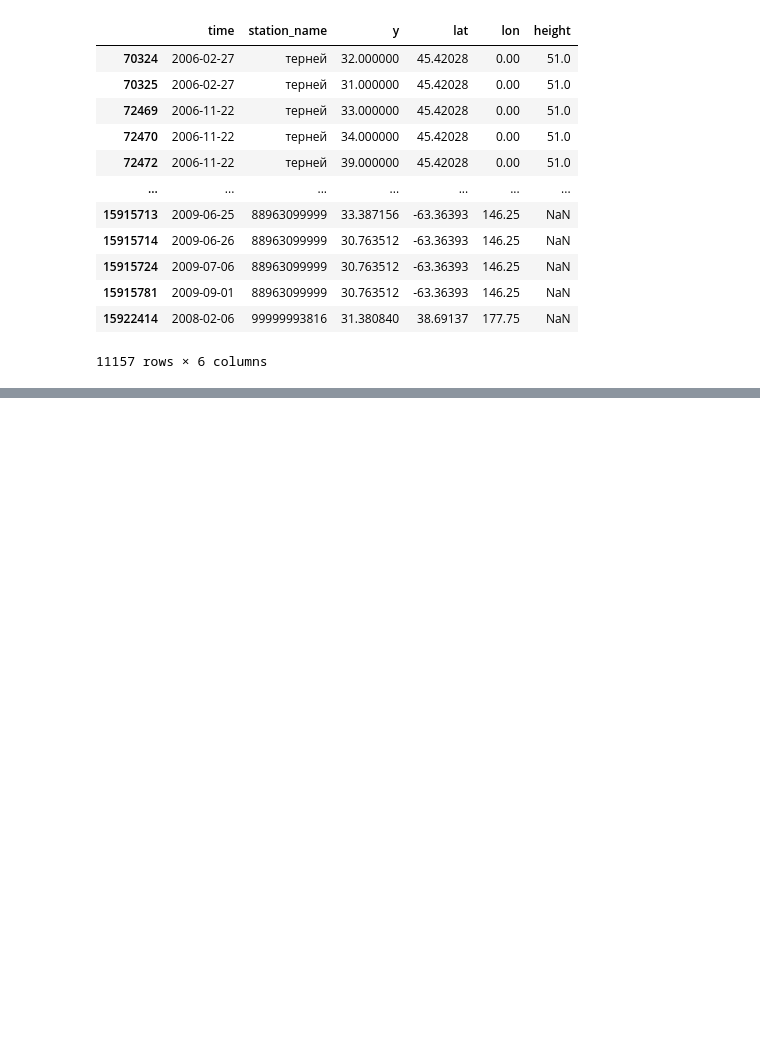
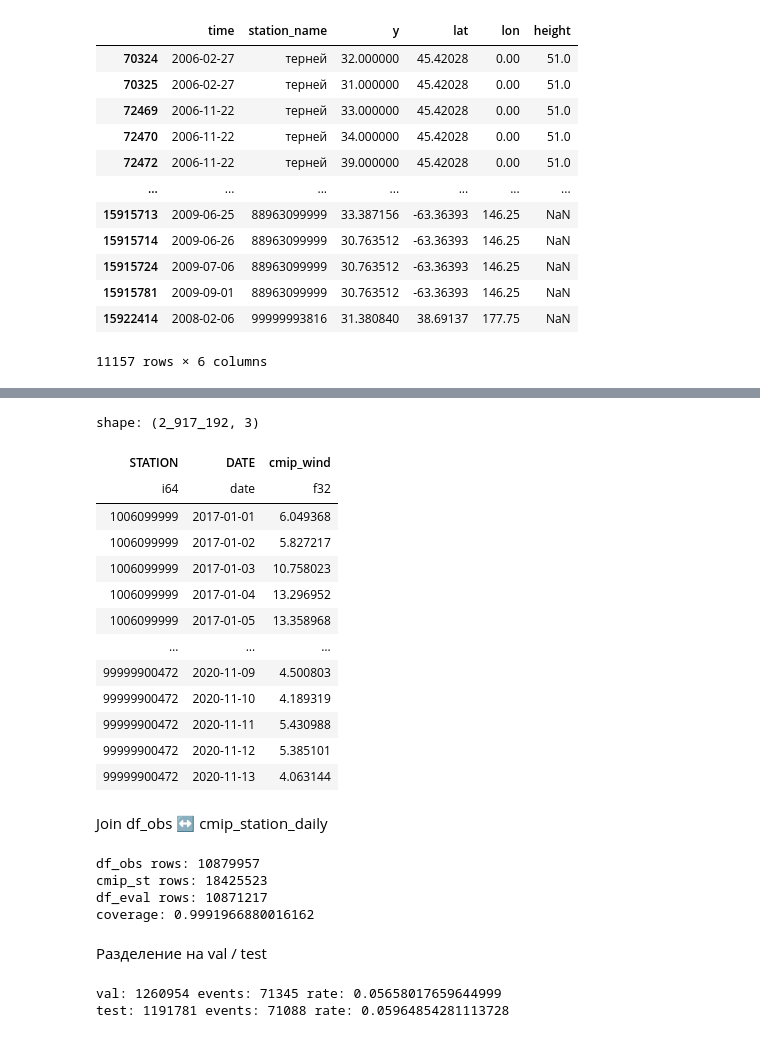
Before and after one commit to yeahartem/storm_prediction, a Jupyter notebook: data_check.ipynb, the cells around one changed output, grey strips where cells are left out. Cells and saved outputs as stored; diff of their text form; code cells hidden in the pictures; blank space fills up the shorter version.

Commit message:
08/01/26 Добавил в data_check.ipynb, а конфиг кажется менялся для экспериментов, точно не помню, но должно было все запускаться

```diff
--- a/data_check.ipynb
+++ b/data_check.ipynb
@@ -137,0 +302,67 @@ df[df['y']>30]
+# %%
+cmip_pl
+# %% [output]
+shape: (2_917_192, 3)
+| STATION | DATE | cmip_wind |
+| i64 | date | f32 |
+| 1006099999 | 2017-01-01 | 6.049368 |
+| 1006099999 | 2017-01-02 | 5.827217 |
+| 1006099999 | 2017-01-03 | 10.758023 |
+| 1006099999 | 2017-01-04 | 13.296952 |
+| 1006099999 | 2017-01-05 | 13.358968 |
+| … | … | … |
+| 99999900472 | 2020-11-09 | 4.500803 |
+| 99999900472 | 2020-11-10 | 4.189319 |
+| 99999900472 | 2020-11-11 | 5.430988 |
+| 99999900472 | 2020-11-12 | 5.385101 |
+| 99999900472 | 2020-11-13 | 4.063144 |
+# %% [markdown]
+Join df_obs ↔ cmip_station_daily
+# %%
+import polars as pl
+from datetime import date
+import numpy as np
+from sklearn.metrics import precision_score, recall_score, f1_score
+
+DF_OBS_PATH   = "data/weatherstation_data/df_obs_2000_2020_Russia.parquet"
+CMIP_ST_PATH  = "data/weatherstation_data/cmip_station_2000_2020_Russia.parquet"
+
+df_obs  = pl.read_parquet(DF_OBS_PATH)
+cmip_st = pl.read_parquet(CMIP_ST_PATH)
+
+# inner join по (STATION, DATE)
+df_eval = df_obs.join(cmip_st, on=["STATION", "DATE"], how="inner")
+
+print("df_obs rows:", df_obs.height)
+print("cmip_st rows:", cmip_st.height)
+print("df_eval rows:", df_eval.height)
+print("coverage:", df_eval.height / df_obs.height)
+# %% [output]
+df_obs rows: 10879957
+cmip_st rows: 18425523
+df_eval rows: 10871217
+coverage: 0.9991966880016162
+# %% [markdown]
+Разделение на val / test
+# %%
+df_val = df_eval.filter(
+    pl.col("DATE").is_between(date(2017,1,1), date(2018,12,31))
+)
+
+df_test = df_eval.filter(
+    pl.col("DATE").is_between(date(2019,1,1), date(2020,11,13))
+)
+
+print(
+    "val:", df_val.height,
+    "events:", df_val.select(pl.col("y_true").sum()).item(),
+    "rate:", df_val.select(pl.col("y_true").mean()).item()
+)
+print(
+    "test:", df_test.height,
+    "events:", df_test.select(pl.col("y_true").sum()).item(),
+    "rate:", df_test.select(pl.col("y_true").mean()).item()
+)
+# %% [output]
+val: 1260954 events: 71345 rate: 0.05658017659644999
+test: 1191781 events: 71088 rate: 0.05964854281113728
```
Also changed, not shown: parts of 22 cells of this notebook, 1 other file.
